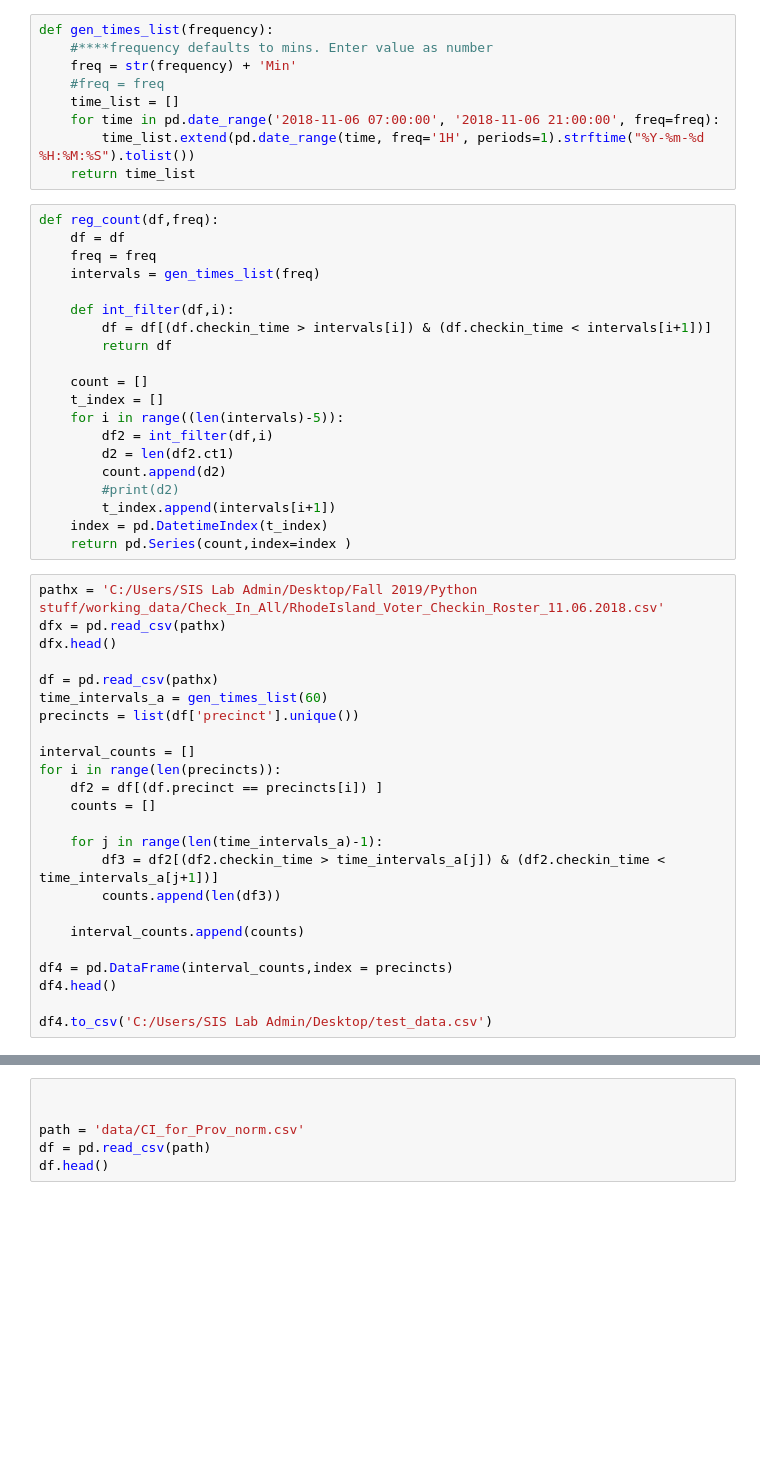
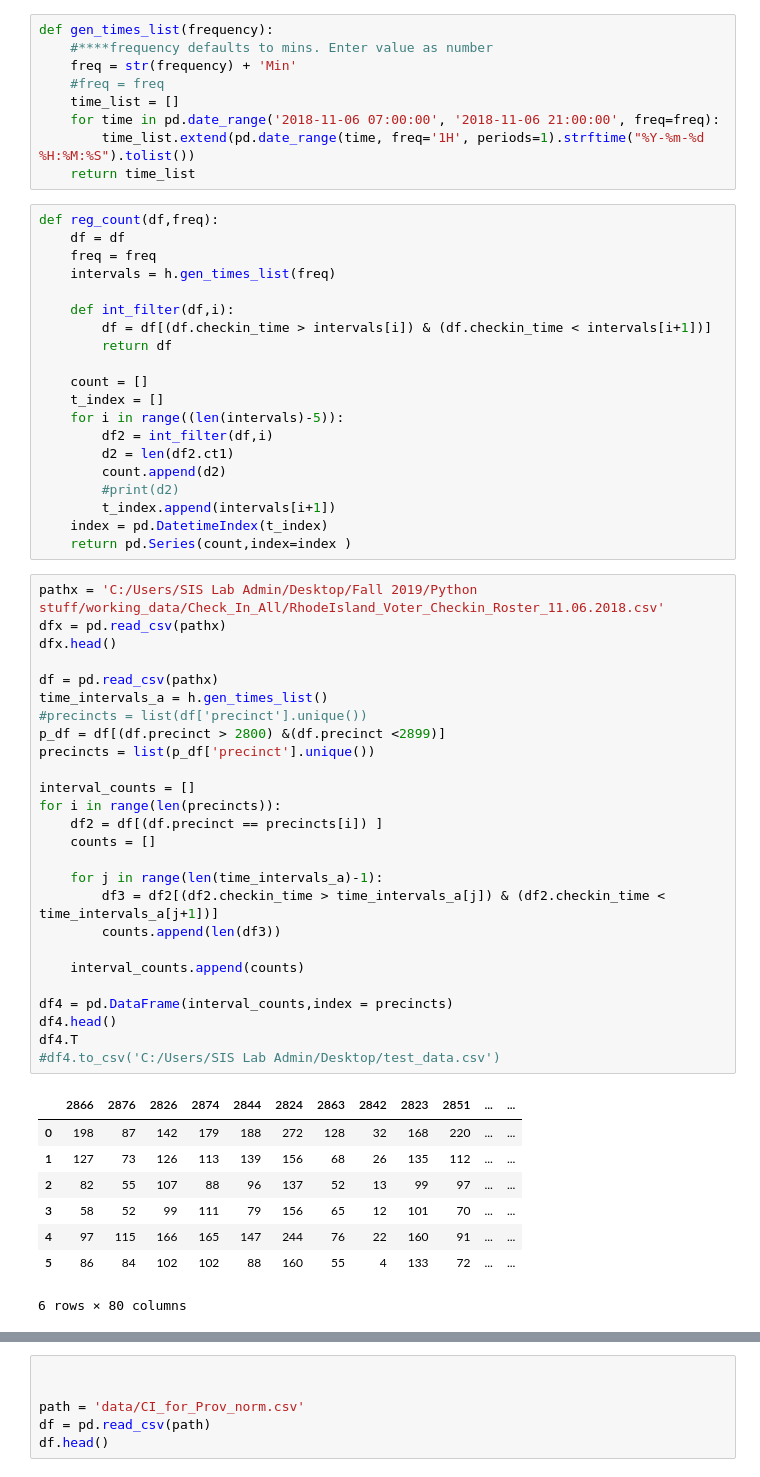
Before and after one commit to james-houghton/ISE521FINALPRJ_HTA, a Jupyter notebook: JH working.ipynb, the cells around one changed output, grey strips where cells are left out. Saved outputs shown, nothing was run; the diff lists cells and outputs as text; blank space fills up the shorter version.

```diff
--- a/JH working.ipynb
+++ b/JH working.ipynb
@@ -23,7 +24,7 @@ def gen_times_list(frequency):
 def reg_count(df,freq):
     df = df
     freq = freq
-    intervals = gen_times_list(freq)
+    intervals = h.gen_times_list(freq)
 
     def int_filter(df,i):
         df = df[(df.checkin_time > intervals[i]) & (df.checkin_time < intervals[i+1])]
@@ -42,24 +43,35 @@ def reg_count(df,freq):
 # %%
 pathx = 'C:/Users/SIS Lab Admin/Desktop/Fall 2019/Python stuff/working_data/Check_In_All/RhodeIsland_Voter_Checkin_Roster_11.06.2018.csv'
 dfx = pd.read_csv(pathx)
 dfx.head()
 
 df = pd.read_csv(pathx)
-time_intervals_a = gen_times_list(60)
-precincts = list(df['precinct'].unique())
+time_intervals_a = h.gen_times_list()
+#precincts = list(df['precinct'].unique())
+p_df = df[(df.precinct > 2800) &(df.precinct <2899)]
+precincts = list(p_df['precinct'].unique())
 
 interval_counts = []
 for i in range(len(precincts)):
     df2 = df[(df.precinct == precincts[i]) ]
     counts = []
 
     for j in range(len(time_intervals_a)-1):
         df3 = df2[(df2.checkin_time > time_intervals_a[j]) & (df2.checkin_time < time_intervals_a[j+1])]
         counts.append(len(df3))
 
     interval_counts.append(counts)
 
 df4 = pd.DataFrame(interval_counts,index = precincts)
 df4.head()
-
-df4.to_csv('C:/Users/SIS Lab Admin/Desktop/test_data.csv')
+df4.T
+#df4.to_csv('C:/Users/SIS Lab Admin/Desktop/test_data.csv')
+# %% [output]
+|  | 2866 | 2876 | 2826 | 2874 | 2844 | 2824 | 2863 | 2842 | 2823 | 2851 | ... | ... |
+| 0 | 198 | 87 | 142 | 179 | 188 | 272 | 128 | 32 | 168 | 220 | ... | ... |
+| 1 | 127 | 73 | 126 | 113 | 139 | 156 | 68 | 26 | 135 | 112 | ... | ... |
+| 2 | 82 | 55 | 107 | 88 | 96 | 137 | 52 | 13 | 99 | 97 | ... | ... |
+| 3 | 58 | 52 | 99 | 111 | 79 | 156 | 65 | 12 | 101 | 70 | ... | ... |
+| 4 | 97 | 115 | 166 | 165 | 147 | 244 | 76 | 22 | 160 | 91 | ... | ... |
+| 5 | 86 | 84 | 102 | 102 | 88 | 160 | 55 | 4 | 133 | 72 | ... | ... |
+6 rows × 80 columns
```
Also changed, not shown: parts of 5 cells of this notebook, 1 other file.
